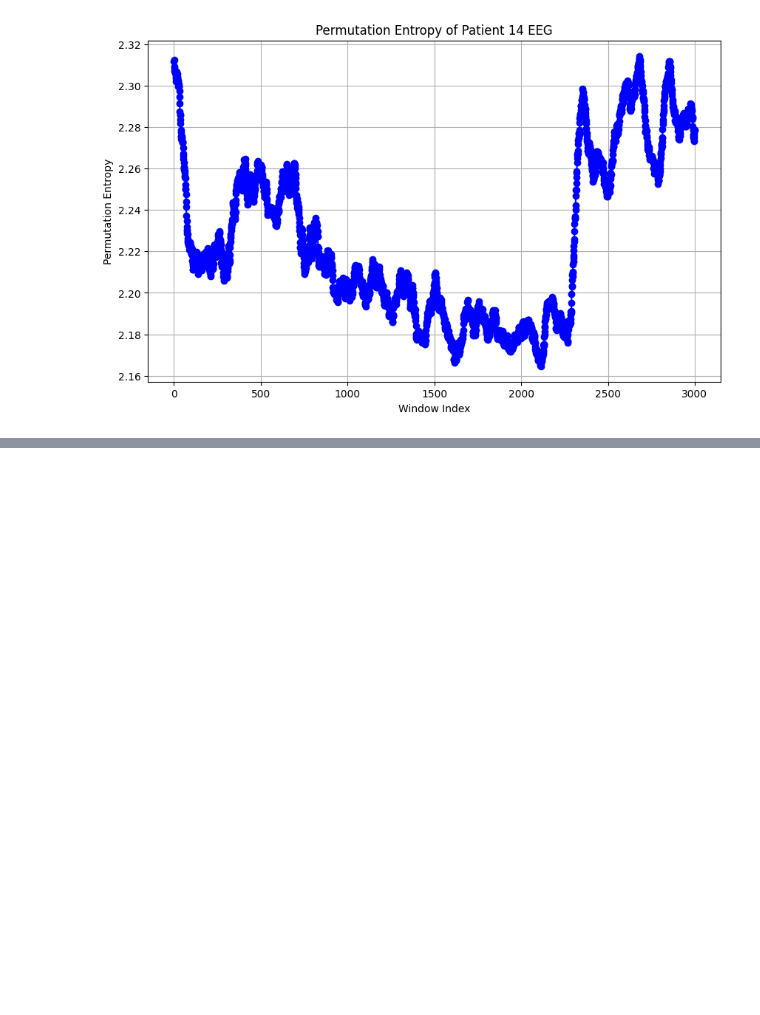
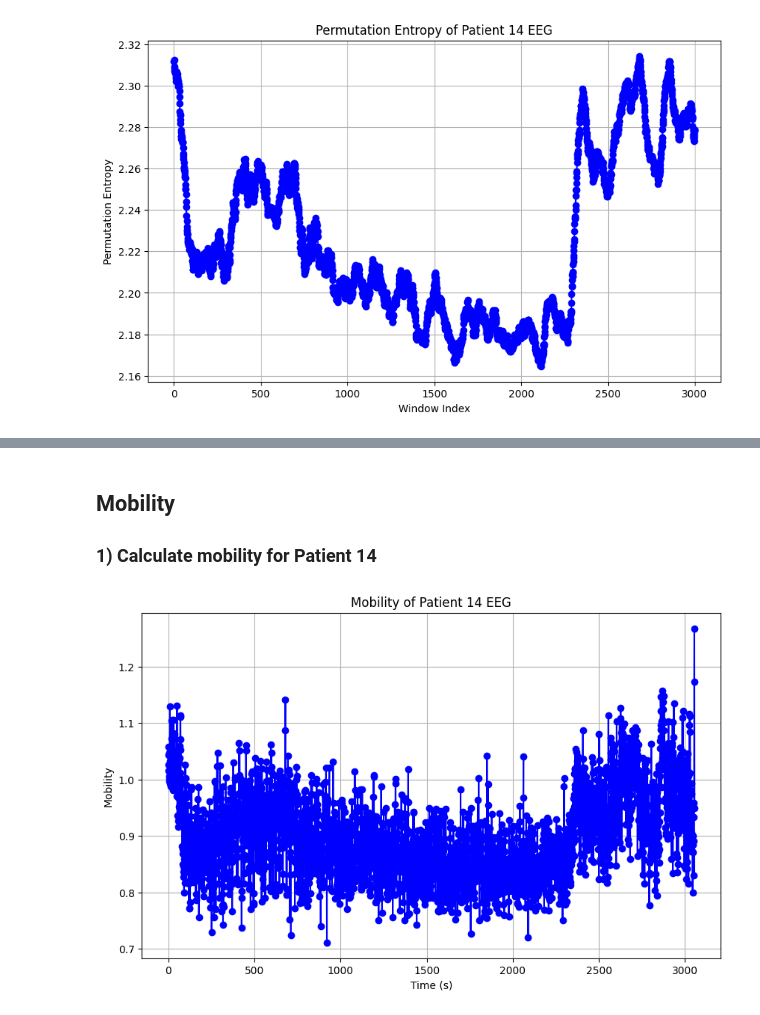
Before and after one commit to meyy26/Research-Project, a Jupyter notebook: Patient14.ipynb, the cells around one changed output, grey strips where cells are left out. Cells and saved outputs as stored; diff of their text form; code cells hidden in the pictures; blank space fills up the shorter version.

Commit message:
Linear regression and mobility

```diff
--- a/Patient14.ipynb
+++ b/Patient14.ipynb
@@ -113,0 +91,33 @@ plt.show()
+# %% [markdown]
+## Mobility
+### 1) Calculate mobility for Patient 14
+# %%
+# Split beta band into 1-second windows
+mobility_windows = moving_window(beta_band, 1, 1, fs)
+
+# Calculate mobility of given dataset
+def calculate_mobility(signal):
+    first_derivative = np.diff(signal, 1)
+    variance = np.var(signal)
+    variance_first_derivative = np.var(first_derivative)
+    mobility = np.sqrt(variance_first_derivative / variance)
+    return mobility
+
+# Calculate mobility for each second
+mobility_values = []
+for window in mobility_windows:
+    m = calculate_mobility(window)
+    mobility_values.append(m)
+
+mobility_values = np.array(mobility_values)
+
+# Plot mobility
+plt.figure(figsize=(10, 6))
+plt.plot(mobility_values, marker='o', linestyle='-', color='b')
+plt.title('Mobility of Patient 14 EEG')
+plt.xlabel('Time (s)')
+plt.ylabel('Mobility')
+plt.grid(True)
+plt.show()
+# %% [output]
+[figure, added]
```
Also changed, not shown: parts of 22 cells of this notebook.
